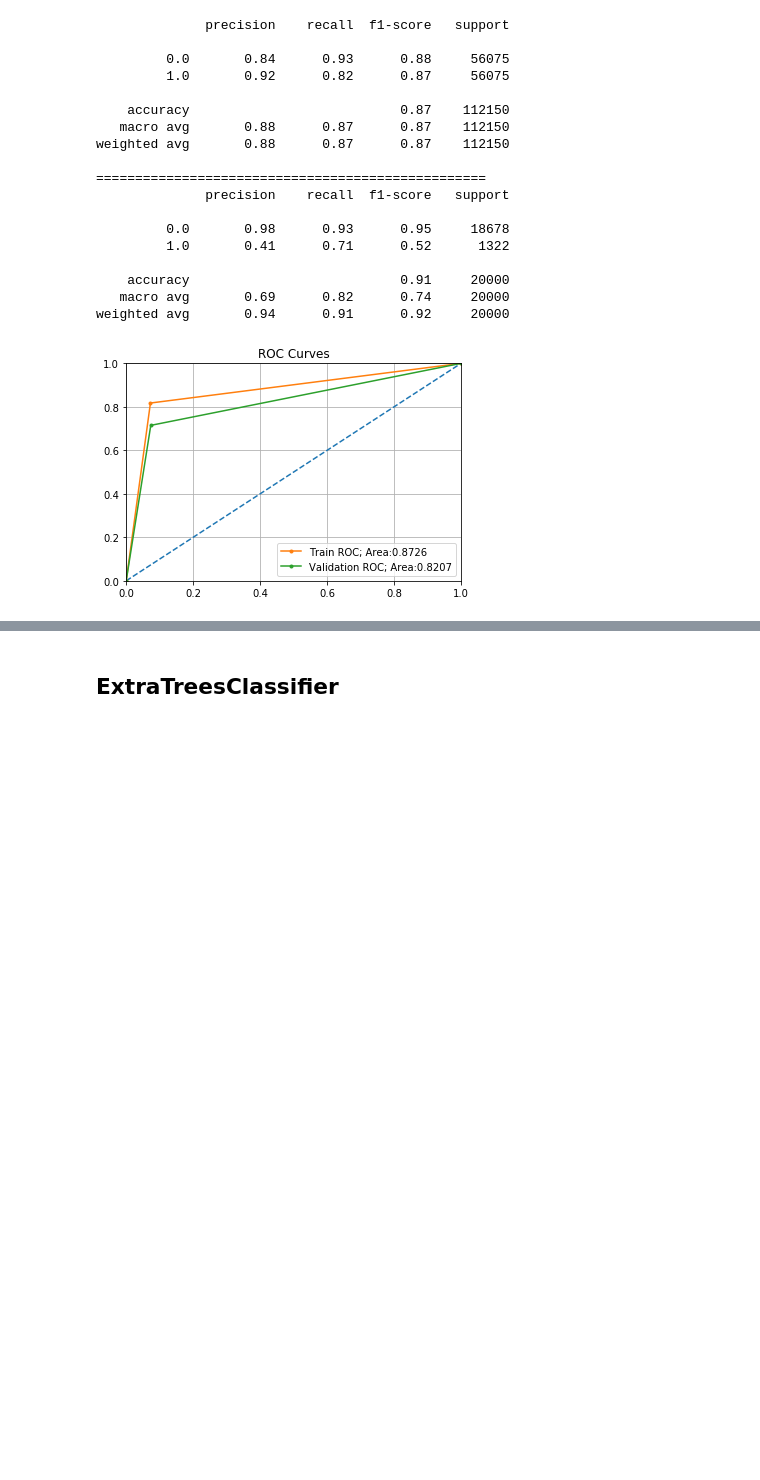
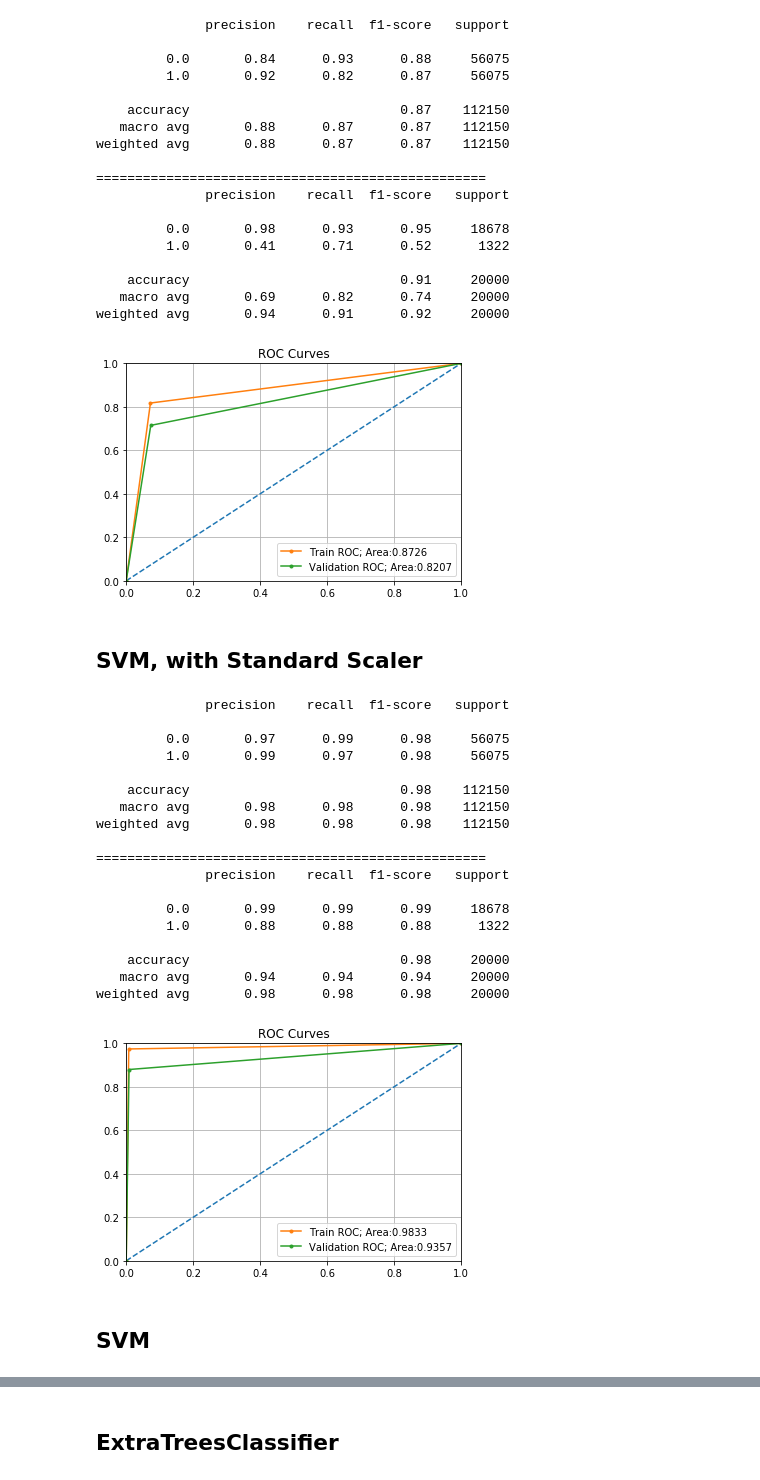
Before and after one commit to sowmyamanojna/Loan-Default-Prediction, a Jupyter notebook: 4_validate_models.ipynb, the cells around one changed output, grey strips where cells are left out. Drawn from its saved outputs; the diff is of its cells as text; code cells hidden in the pictures; blank space fills up the shorter version.

```diff
--- a/4_validate_models.ipynb
+++ b/4_validate_models.ipynb
@@ -678,3 +618,35 @@ weighted avg       0.88      0.87      0.87    112150
    macro avg       0.69      0.82      0.74     20000
 weighted avg       0.94      0.91      0.92     20000
 [figure]
+# %% [markdown]
+## SVM, with Standard Scaler
+# %%
+svm_ss = make_pipeline(StandardScaler(), SVC(C=500, gamma="scale", random_state=42))
+svm_ss.fit(x_train_sm, y_train_sm)
+y_pred = svm_ss.predict(x_train_sm)
+y_val_pred = svm_ss.predict(x_val)
+
+get_accuracy_vals(y_train_sm, y_pred, y_val, y_val_pred);
+get_roc_curves(y_train_sm, y_pred, y_val, y_val_pred);
+# %% [output]
+              precision    recall  f1-score   support
+
+         0.0       0.97      0.99      0.98     56075
+         1.0       0.99      0.97      0.98     56075
+
+    accuracy                           0.98    112150
+   macro avg       0.98      0.98      0.98    112150
+weighted avg       0.98      0.98      0.98    112150
+
+==================================================
+              precision    recall  f1-score   support
+
+         0.0       0.99      0.99      0.99     18678
+         1.0       0.88      0.88      0.88      1322
+
+    accuracy                           0.98     20000
+   macro avg       0.94      0.94      0.94     20000
+weighted avg       0.98      0.98      0.98     20000
+[figure, added]
+# %% [markdown]
+## SVM
```
Also changed, not shown: parts of 6 cells of this notebook, 3 other files.
